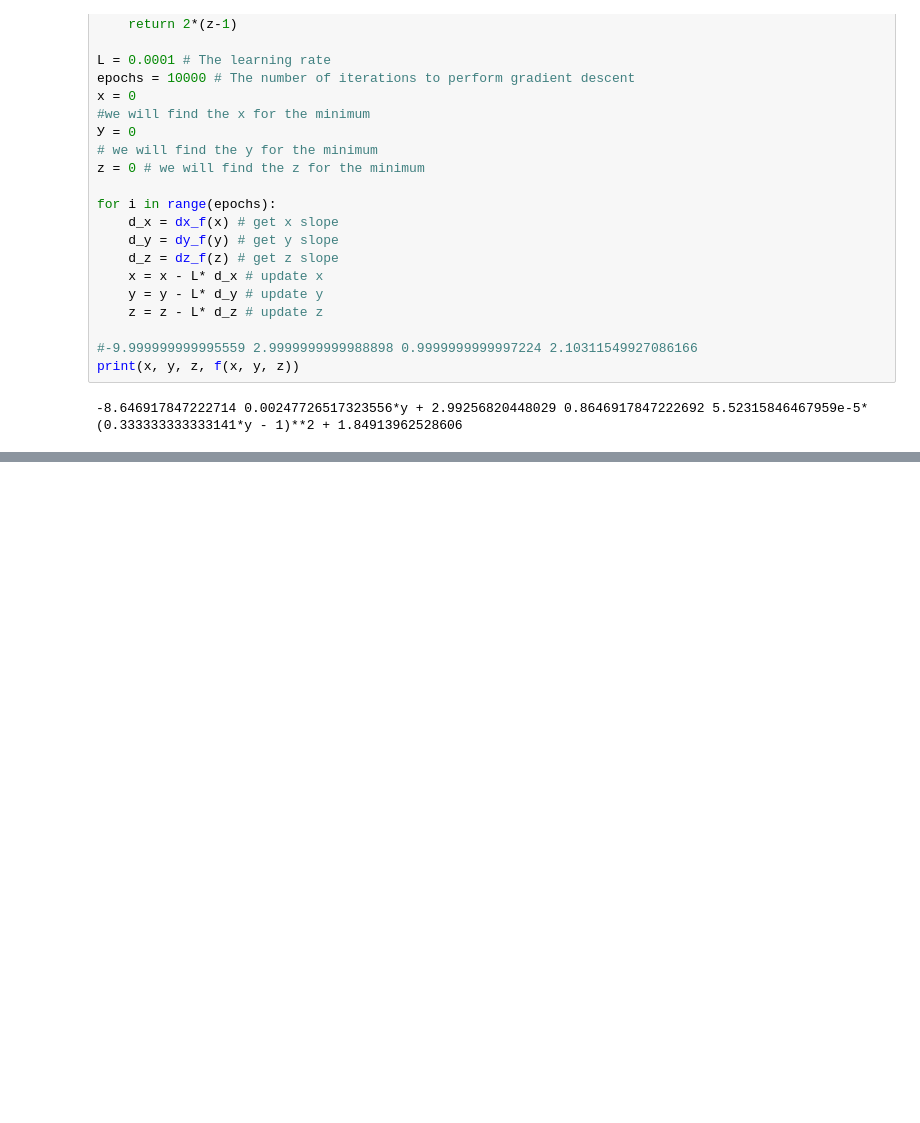
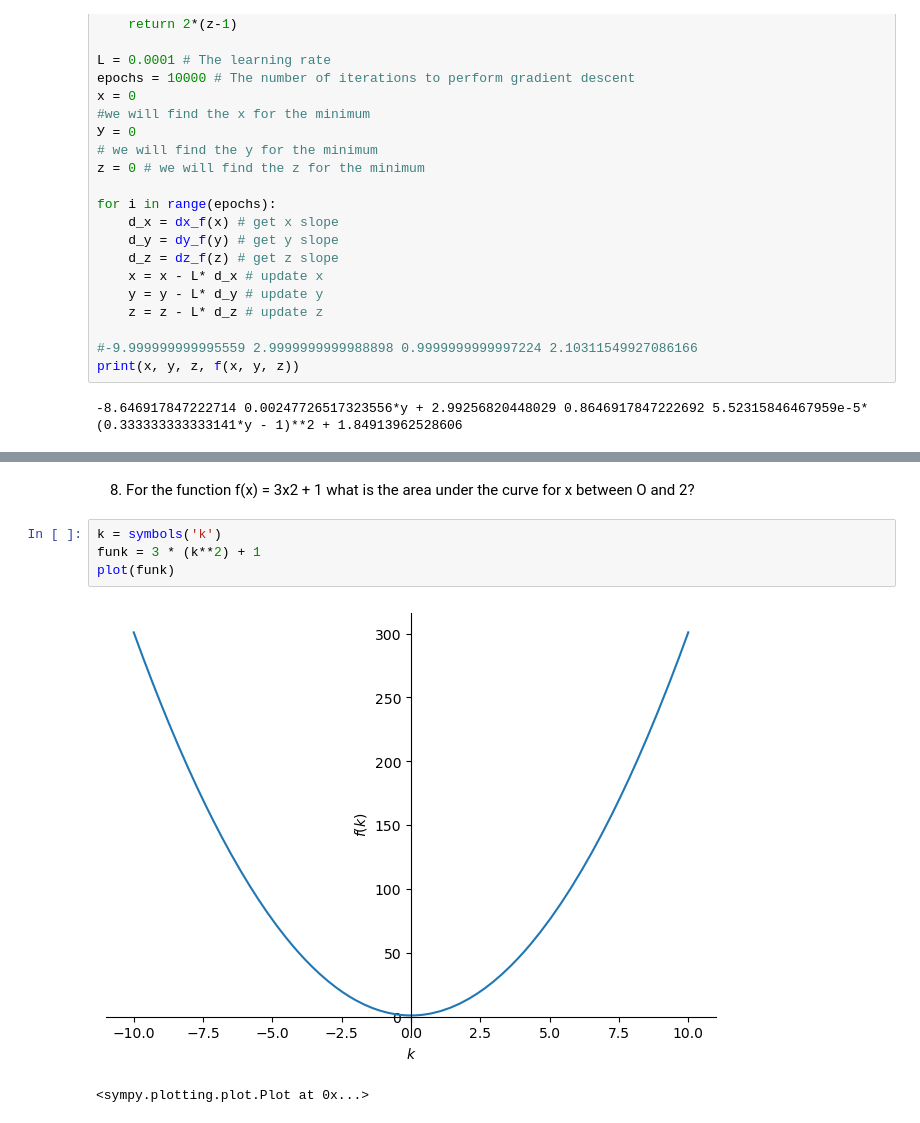
Before and after one commit to karzuan/2024-Math-for-Data-Science, a Jupyter notebook: Module1 - Calculus and Functions.ipynb, the cells around one changed output, grey strips where cells are left out. Saved outputs shown, nothing was run; the diff lists cells and outputs as text; blank space fills up the shorter version.

```diff
--- a/Module1 - Calculus and Functions.ipynb
+++ b/Module1 - Calculus and Functions.ipynb
@@ -385,0 +549,10 @@ print(x, y, z, f(x, y, z))
+# %% [markdown]
+8. For the function f(x) = 3x2 + 1 what is the area under the curve for x between O
+and 2?
+# %%
+k = symbols('k')
+funk = 3 * (k**2) + 1
+plot(funk)
+# %% [output]
+[figure, added]
+<sympy.plotting.plot.Plot at 0x...>
```
Also changed, not shown: parts of 21 cells of this notebook.
